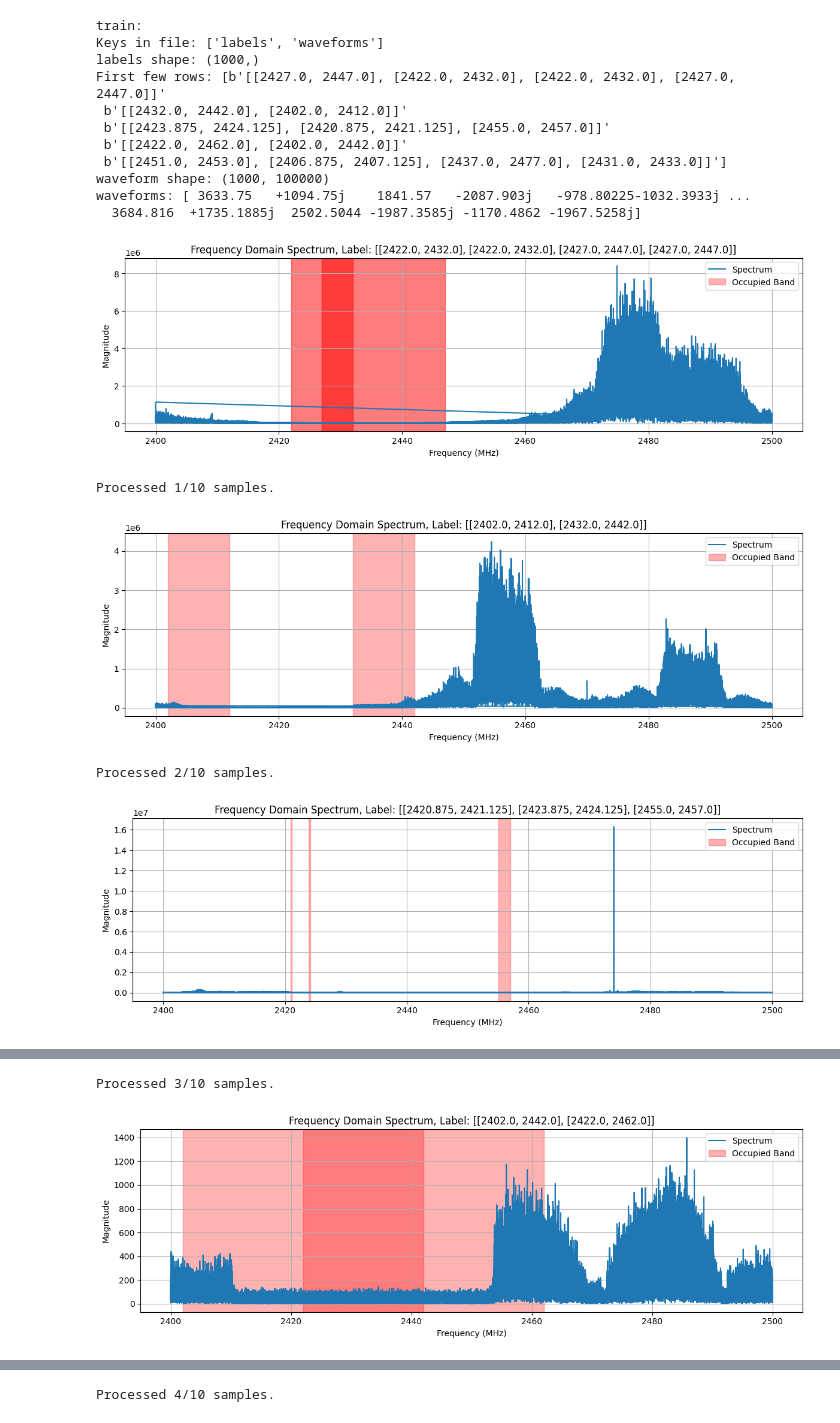
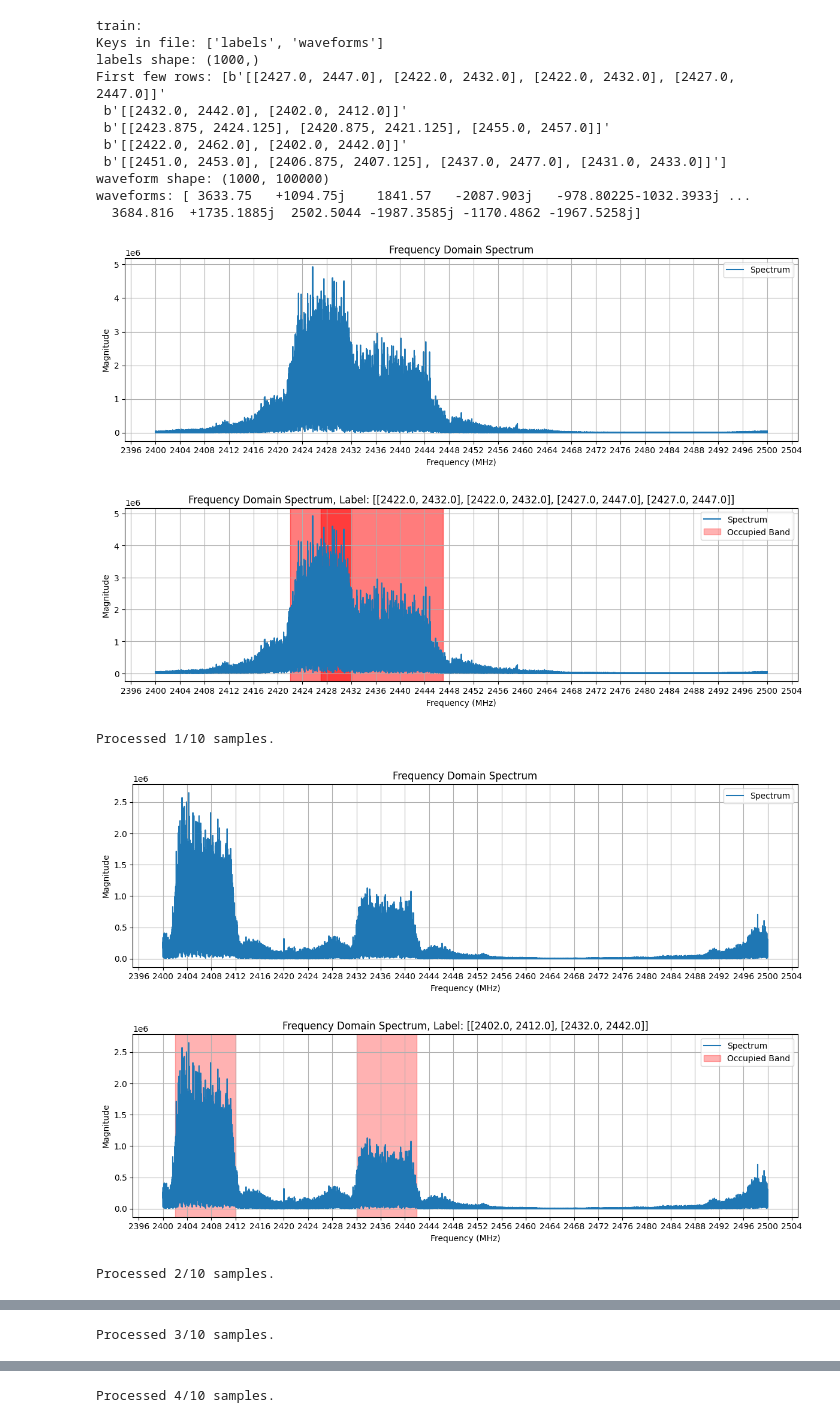
Before and after one commit to hebangwen/self-llm, a Jupyter notebook: models/Qwen2-VL/airadio2025-qwen2-vl-2b-微调.ipynb, the cells around one changed output, grey strips where cells are left out. Drawn from its saved outputs; the diff is of its cells as text; code cells hidden in the pictures.

```diff
--- a/models/Qwen2-VL/airadio2025-qwen2-vl-2b-微调.ipynb
+++ b/models/Qwen2-VL/airadio2025-qwen2-vl-2b-微调.ipynb
@@ -49,7 +52,7 @@ waveform shape: (1000, 100000)
 waveforms: [ 3633.75   +1094.75j    1841.57   -2087.903j   -978.80225-1032.3933j ...
   3684.816  +1735.1885j  2502.5044 -1987.3585j -1170.4862 -1967.5258j]
 # %%
-def plot_fft(iq_data, label_str, idx, fs=100e6, f_start=2400e6, f_end=2500e6, show=False):
+def plot_fft(iq_data, label_str, idx, fs=100e6, f_start=2400e6, f_end=2500e6, show=False, dataset_version="train"):
     """
     对单个 IQ 样本进行 FFT 并可视化为频率域图像。
 
@@ -63,56 +66,69 @@ def plot_fft(iq_data, label_str, idx, fs=100e6, f_start=2400e6, f_end=2500e6, sh
     """
     N = len(iq_data)
     freqs = np.linspace(f_start, f_end, N)
+    assert dataset_version in ["train", "vis"], "dataset_version must be 'train' or 'vis'"
 
     # FFT 计算并移位
-    spectrum = np.fft.fft(iq_data)
+    window = np.hanning(N)
+    spectrum = np.fft.fft(iq_data * window)
     spectrum = np.fft.fftshift(spectrum)
-    freqs_shifted = np.fft.fftshift(freqs)
 
     # 转换为 MHz 显示
-    freqs_mhz = freqs_shifted / 1e6
+    freqs_mhz = freqs / 1e6
     magnitude = np.abs(spectrum)
-    log_magnitude = 20 * np.log10(magnitude + 1e-6)
 
     # 解析标签
     occupied_bands = sorted(eval(label_str.tobytes()))
 
     # 绘图
     plt.figure(figsize=(12, 4))
     plt.plot(freqs_mhz, magnitude, label="Spectrum")
 
-    for band in occupied_bands:
-        plt.axvspan(band[0], band[1], color='red', alpha=0.3, label="Occupied Band")
-
-    plt.title(f"Frequency Domain Spectrum, Label: {occupied_bands}")
     plt.xlabel("Frequency (MHz)")
     plt.ylabel("Magnitude")
+
+    if dataset_version == "vis":
+        for band in occupied_bands:
+            plt.axvspan(band[0], band[1], color='red', alpha=0.3, label="Occupied Band")
+
+        plt.title(f"Frequency Domain Spectrum, Label: {occupied_bands}")
+    else:
+        plt.title(f"Frequency Domain Spectrum")
+
     plt.grid(True)
 
     # 去重图例
     handles, labels = plt.gca().get_legend_handles_labels()
     by_label = dict(zip(labels, handles))
     plt.legend(by_label.values(), by_label.keys())
 
+    # 增加 x 轴刻度
+    ax = plt.gca()
+    ax.xaxis.set_major_locator(ticker.MultipleLocator(4))
+
     plt.tight_layout()
-    image_path = os.path.join(IMAGE_DIR, f"spectrum_{idx}.png")
+    if not os.path.exists(IMAGE_DIR):
+        os.makedirs(IMAGE_DIR)
+    if not os.path.exists(os.path.join(IMAGE_DIR, dataset_version)):
+        os.makedirs(os.path.join(IMAGE_DIR, dataset_version))
+    image_path = os.path.join(IMAGE_DIR, dataset_version, f"spectrum_{idx}.png")
+    plt.savefig(image_path)
     if show:
         plt.show()
-    else:
-        plt.savefig(image_path)
-
     plt.close()
 
 
 NUM_VISUALIZE = 10
 for i in range(NUM_VISUALIZE):
     label_str = labels[i]
     waveform = waveforms[i]
-    plot_fft(waveform, label_str, i, show=i<5)
+    plot_fft(waveform, label_str, i, show=i<5, dataset_version="train")
+    plot_fft(waveform, label_str, i, show=i<5, dataset_version="vis")
     print(f"Processed {i + 1}/{NUM_VISUALIZE} samples.", end="\r")
 # %% [output]
-[figure, old version]
+[figure, new version]
+[figure, new version]
 Processed 1/10 samples.
-[figure, old version]
+[figure, new version]
+[figure, new version]
 Processed 2/10 samples.
-[figure, old version]
@@ -119,2 +137 @@ Processed 2/10 samples.
 Processed 3/10 samples.
-[figure, old version]
```
Also changed, not shown: parts of 3 cells of this notebook, 35 other files.
